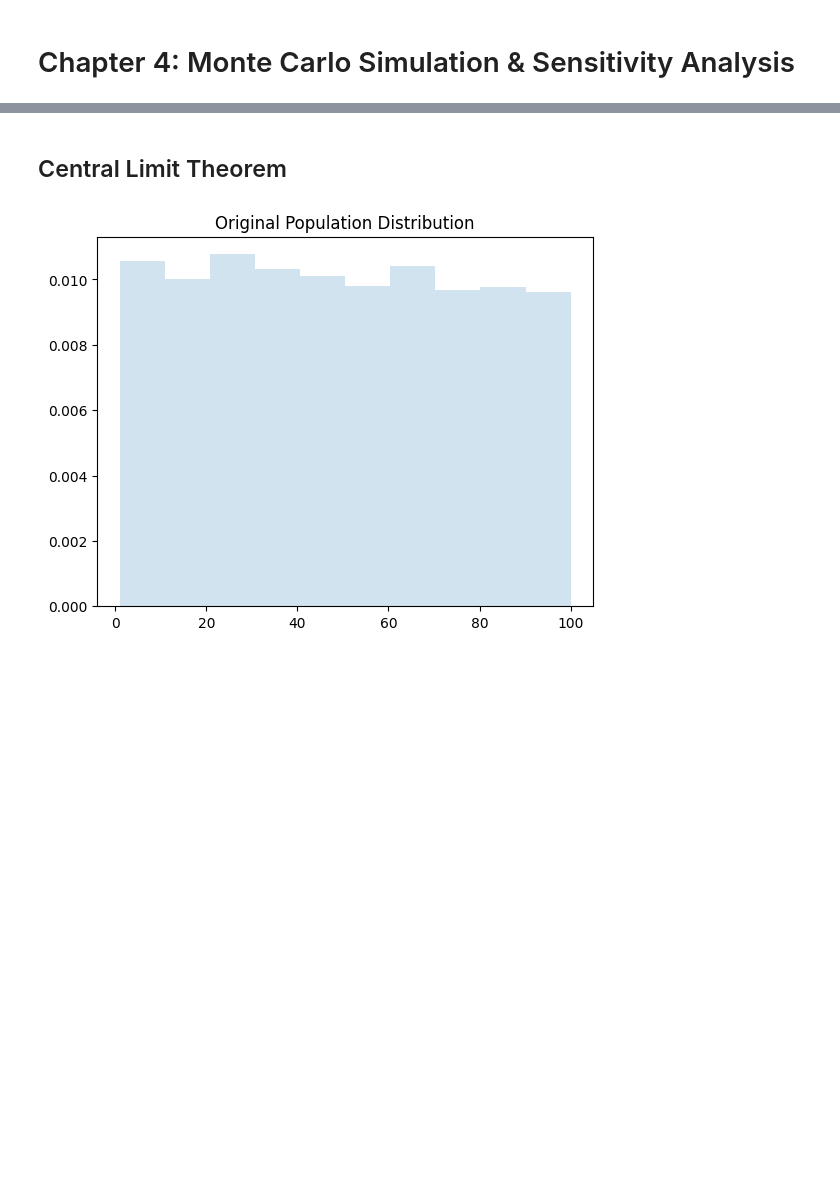
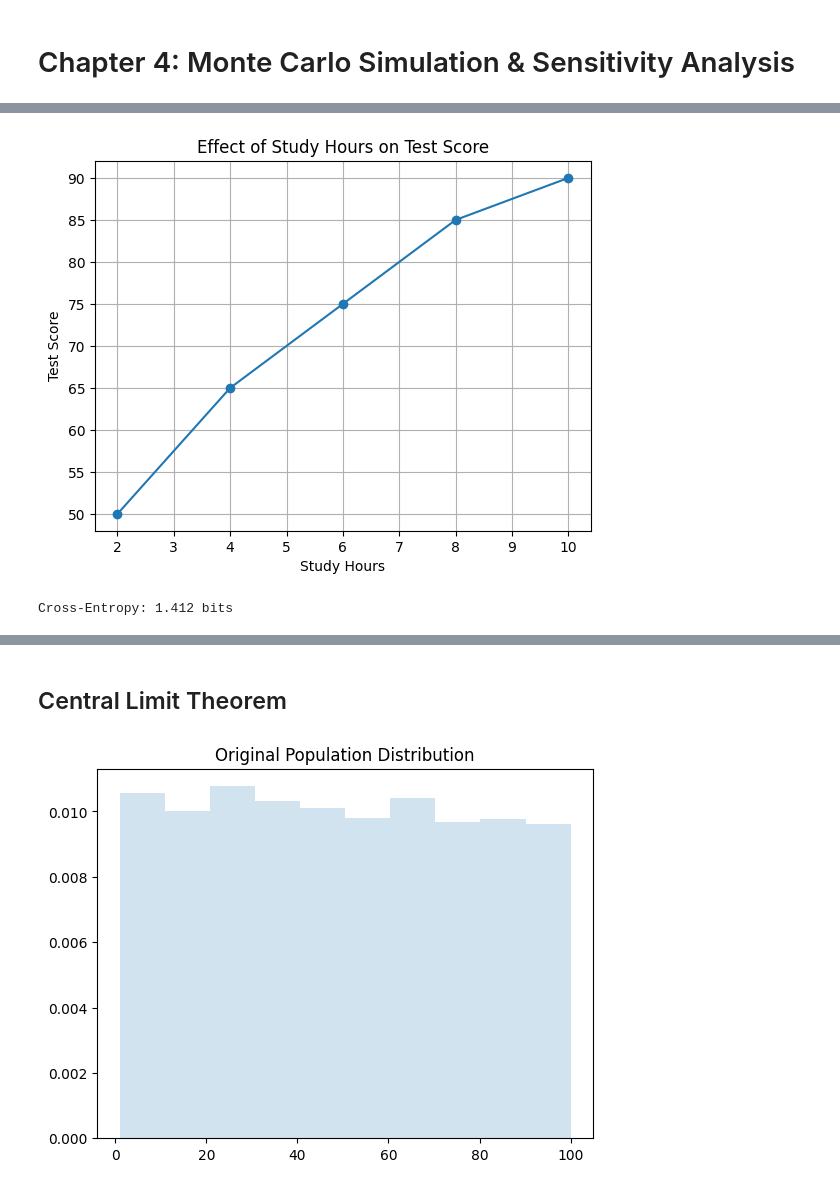
Before and after one commit to Elwarfalli/MSE-1500-Simulation-Modeling-with-Python, a Jupyter notebook: chapter_4.ipynb, the cells around one changed output, grey strips where cells are left out. Drawn from its saved outputs; the diff is of its cells as text; code cells hidden in the pictures; blank space fills up the shorter version.

```diff
--- a/chapter_4.ipynb
+++ b/chapter_4.ipynb
@@ -2,0 +230,52 @@
+# %%
+import matplotlib.pyplot as plt  # Import the plotting library
+
+# Define how many hours a student studies
+study_hours = [2, 4, 6, 8, 10]
+
+# Corresponding test scores based on study hours
+# (This is example data, not collected from real students)
+test_scores = [50, 65, 75, 85, 90]
+
+# Create a line plot with points marked using circles
+plt.plot(study_hours, test_scores, marker='o')
+
+# Add a title to the chart
+plt.title("Effect of Study Hours on Test Score")
+
+# Label the x-axis (horizontal)
+plt.xlabel("Study Hours")
+
+# Label the y-axis (vertical)
+plt.ylabel("Test Score")
+
+# Show grid lines to make the chart easier to read
+plt.grid(True)
+
+# Display the plot
+plt.show()
+# %% [output]
+[figure, added]
+# %%
+#
+from math import log2  # Import logarithm base 2 function
+
+# True probabilities of events (actual outcomes)
+p = [0.7, 0.1, 0.1, 0.1]
+
+# Predicted probabilities of events from a model
+q = [0.6, 0.2, 0.1, 0.1]
+
+# Function to calculate cross-entropy between true and predicted probabilities
+def cross_entropy(p, q):
+    # Multiply each true probability by the log2 of predicted probability,
+    # sum all these values, and multiply by -1 to get cross-entropy
+    return -sum(pi * log2(qi) for pi, qi in zip(p, q))
+
+# Calculate the cross-entropy value
+result = cross_entropy(p, q)
+
+# Print the cross-entropy in bits with 3 decimal places
+print(f"Cross-Entropy: {result:.3f} bits")
+# %% [output]
+Cross-Entropy: 1.412 bits
```
Also changed, not shown: parts of 8 cells of this notebook.
